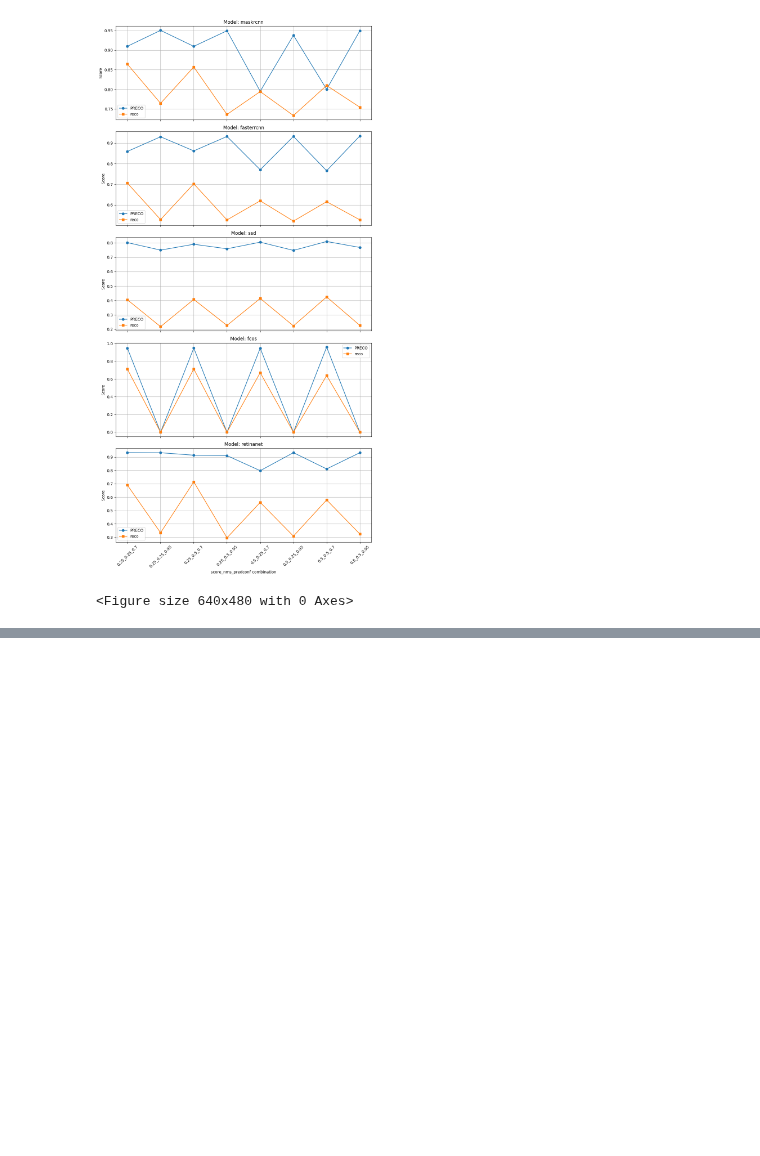
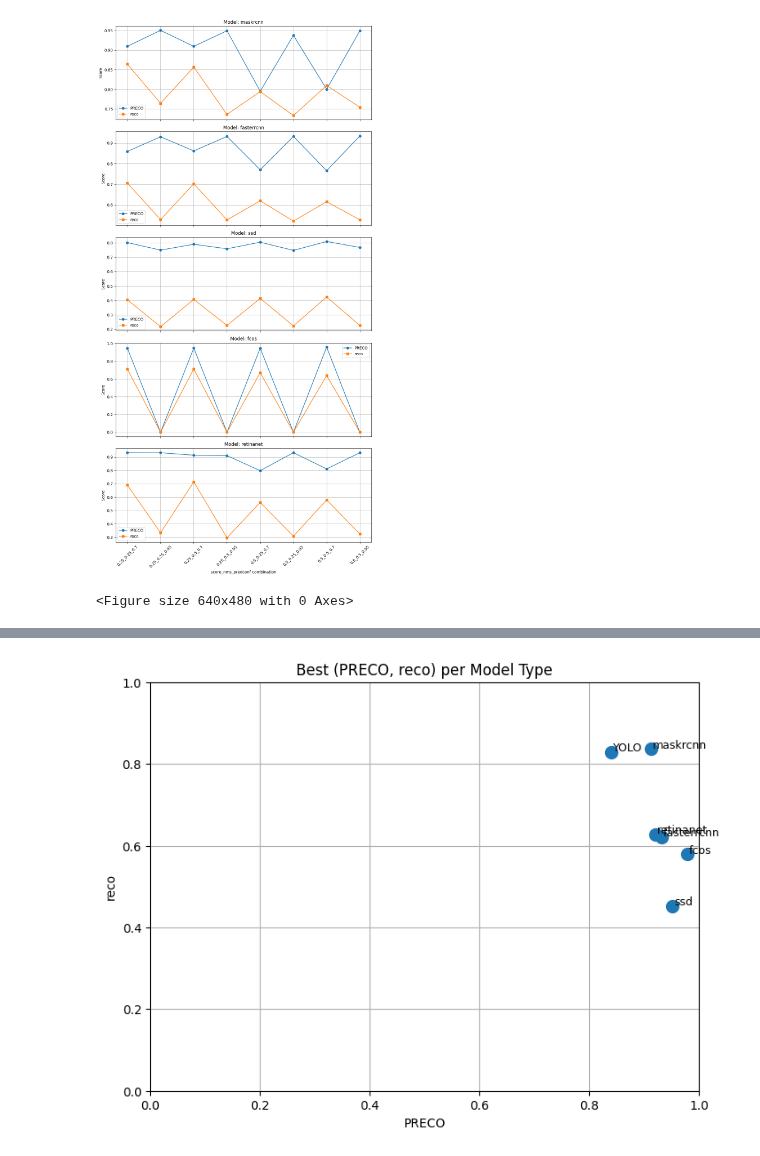
Before and after one commit to nicill/kanjiDetection, a Jupyter notebook: plotPrettyResulst.ipynb, the cells around one changed output, grey strips where cells are left out. Saved outputs shown, nothing was run; the diff lists cells and outputs as text; code cells hidden in the pictures; blank space fills up the shorter version.

```diff
--- a/plotPrettyResulst.ipynb
+++ b/plotPrettyResulst.ipynb
@@ -200,3 +220,34 @@ display(summary_df.round(4))
 | 2 | ssd | 0.6172 | 0.8094 | 0.4250 | 0.7788 | 0.0256 | 0.3187 | 0.1012 |
 | 3 | fcos | 0.8304 | 0.9481 | 0.7127 | 0.4752 | 0.5080 | 0.3417 | 0.3661 |
 | 4 | retinanet | 0.8145 | 0.9144 | 0.7146 | 0.8960 | 0.0570 | 0.4760 | 0.1792 |
+# %%
+# new functions
+import pandas as pd
+import matplotlib.pyplot as plt
+
+# === 1) Load your CSV ===
+df = pd.read_csv("./noisy.csv")
+
+# === 2) Compute the average of PRECO and reco ===
+df['avg'] = df[['PRECO', 'reco']].mean(axis=1)
+
+# === 3) Pick the row with the highest avg per modelType ===
+best_per_model = df.loc[df.groupby('modelType')['avg'].idxmax()]
+
+# === 4) Plot ===
+plt.figure(figsize=(8, 6))
+plt.scatter(best_per_model['PRECO'], best_per_model['reco'], s=100)
+
+# Label each point
+for _, row in best_per_model.iterrows():
+    plt.text(row['PRECO'] + 0.003, row['reco'] + 0.003, row['modelType'], fontsize=9)
+
+plt.title("Best (PRECO, reco) per Model Type")
+plt.xlabel("PRECO")
+plt.ylabel("reco")
+plt.xlim(0, 1)
+plt.ylim(0, 1)
+plt.grid(True)
+plt.show()
+# %% [output]
+[figure, added]
```
Also changed, not shown: parts of 3 cells of this notebook, 3 other files.
